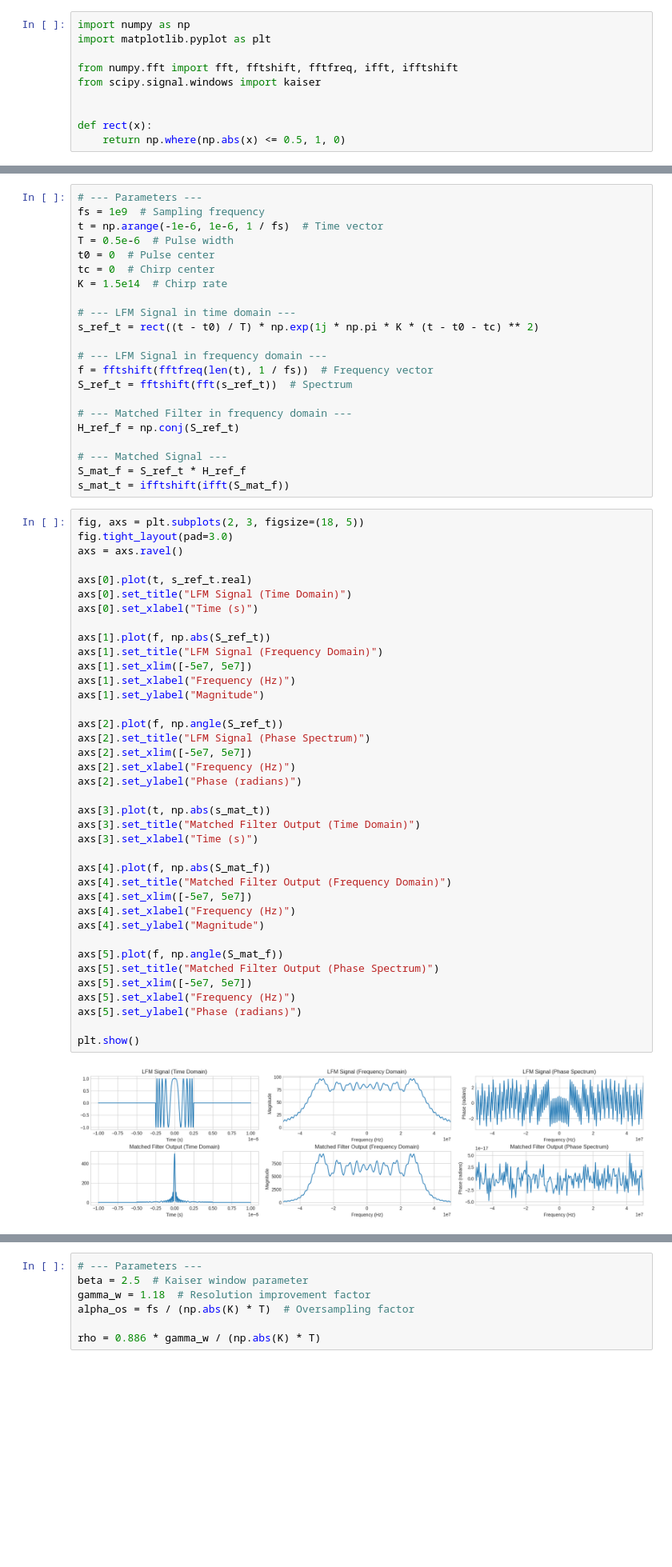
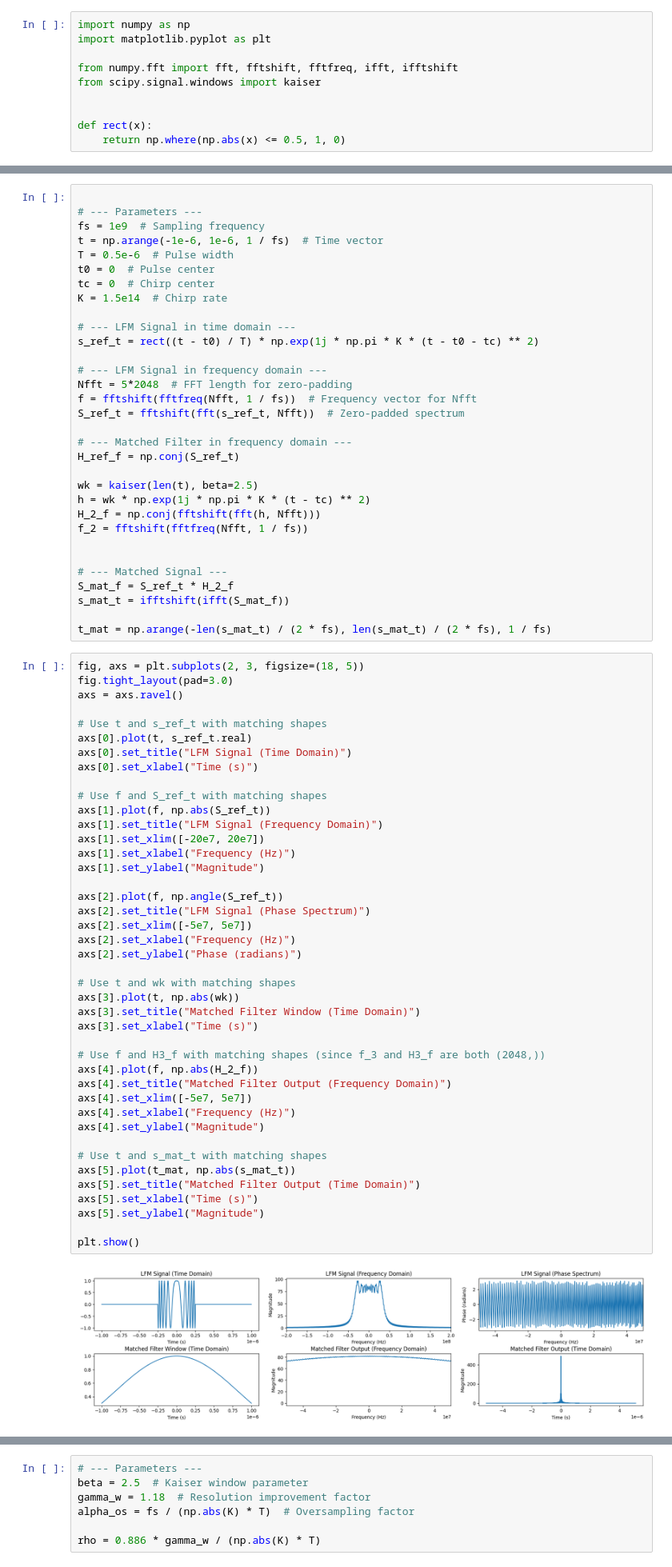
Before and after one commit to gabrielluizep/et-291, a Jupyter notebook: assignment-04/images.ipynb, the cells around one changed output, grey strips where cells are left out. Shown: that part at 80% size. Cells and saved outputs as stored; diff of their text form; blank space fills up the shorter version.

```diff
--- a/assignment-04/images.ipynb
+++ b/assignment-04/images.ipynb
@@ -22,4 +22,5 @@ plt.show()
 # %%
+
 # --- Parameters ---
 fs = 1e9  # Sampling frequency
 t = np.arange(-1e-6, 1e-6, 1 / fs)  # Time vector
@@ -32,52 +33,65 @@ K = 1.5e14  # Chirp rate
 s_ref_t = rect((t - t0) / T) * np.exp(1j * np.pi * K * (t - t0 - tc) ** 2)
 
 # --- LFM Signal in frequency domain ---
-f = fftshift(fftfreq(len(t), 1 / fs))  # Frequency vector
-S_ref_t = fftshift(fft(s_ref_t))  # Spectrum
+Nfft = 5*2048  # FFT length for zero-padding
+f = fftshift(fftfreq(Nfft, 1 / fs))  # Frequency vector for Nfft
+S_ref_t = fftshift(fft(s_ref_t, Nfft))  # Zero-padded spectrum
 
 # --- Matched Filter in frequency domain ---
 H_ref_f = np.conj(S_ref_t)
 
+wk = kaiser(len(t), beta=2.5)
+h = wk * np.exp(1j * np.pi * K * (t - tc) ** 2)
+H_2_f = np.conj(fftshift(fft(h, Nfft)))
+f_2 = fftshift(fftfreq(Nfft, 1 / fs))
+
+
 # --- Matched Signal ---
-S_mat_f = S_ref_t * H_ref_f
+S_mat_f = S_ref_t * H_2_f
 s_mat_t = ifftshift(ifft(S_mat_f))
+
+t_mat = np.arange(-len(s_mat_t) / (2 * fs), len(s_mat_t) / (2 * fs), 1 / fs)
 # %%
 fig, axs = plt.subplots(2, 3, figsize=(18, 5))
 fig.tight_layout(pad=3.0)
 axs = axs.ravel()
 
+# Use t and s_ref_t with matching shapes
 axs[0].plot(t, s_ref_t.real)
 axs[0].set_title("LFM Signal (Time Domain)")
 axs[0].set_xlabel("Time (s)")
 
+# Use f and S_ref_t with matching shapes
 axs[1].plot(f, np.abs(S_ref_t))
 axs[1].set_title("LFM Signal (Frequency Domain)")
-axs[1].set_xlim([-5e7, 5e7])
+axs[1].set_xlim([-20e7, 20e7])
 axs[1].set_xlabel("Frequency (Hz)")
 axs[1].set_ylabel("Magnitude")
 
 axs[2].plot(f, np.angle(S_ref_t))
 axs[2].set_title("LFM Signal (Phase Spectrum)")
 axs[2].set_xlim([-5e7, 5e7])
 axs[2].set_xlabel("Frequency (Hz)")
 axs[2].set_ylabel("Phase (radians)")
 
-axs[3].plot(t, np.abs(s_mat_t))
-axs[3].set_title("Matched Filter Output (Time Domain)")
+# Use t and wk with matching shapes
+axs[3].plot(t, np.abs(wk))
+axs[3].set_title("Matched Filter Window (Time Domain)")
 axs[3].set_xlabel("Time (s)")
 
-axs[4].plot(f, np.abs(S_mat_f))
+# Use f and H3_f with matching shapes (since f_3 and H3_f are both (2048,))
+axs[4].plot(f, np.abs(H_2_f))
 axs[4].set_title("Matched Filter Output (Frequency Domain)")
 axs[4].set_xlim([-5e7, 5e7])
 axs[4].set_xlabel("Frequency (Hz)")
 axs[4].set_ylabel("Magnitude")
 
-axs[5].plot(f, np.angle(S_mat_f))
-axs[5].set_title("Matched Filter Output (Phase Spectrum)")
-axs[5].set_xlim([-5e7, 5e7])
-axs[5].set_xlabel("Frequency (Hz)")
-axs[5].set_ylabel("Phase (radians)")
+# Use t and s_mat_t with matching shapes
+axs[5].plot(t_mat, np.abs(s_mat_t))
+axs[5].set_title("Matched Filter Output (Time Domain)")
+axs[5].set_xlabel("Time (s)")
+axs[5].set_ylabel("Magnitude")
 
 plt.show()
 # %% [output]
-[figure, old version]
+[figure, new version]
```
Also changed, not shown: parts of 7 cells of this notebook.
